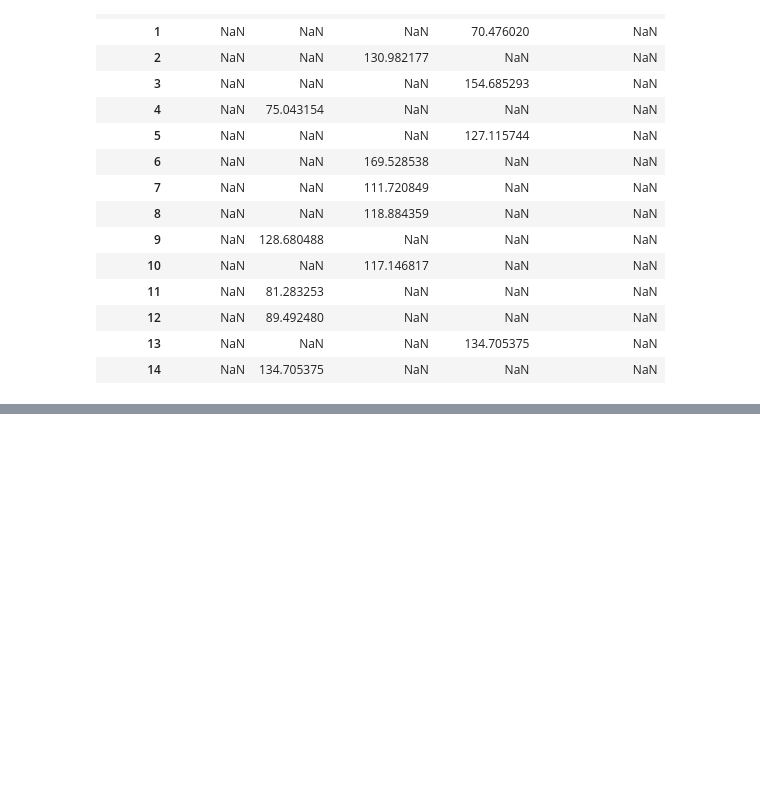
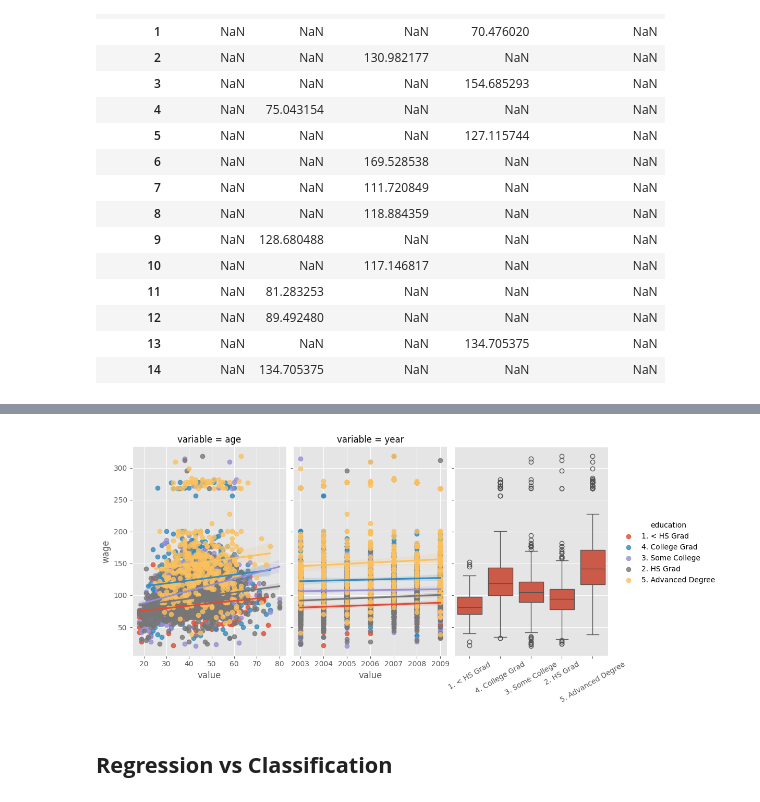
Before and after one commit to AzlinRusnan/Machine-Learning, a Jupyter notebook: Introduction_to_Machine_Learning.ipynb, the cells around one changed output, grey strips where cells are left out. Cells and saved outputs as stored; diff of their text form; code cells hidden in the pictures; blank space fills up the shorter version.

```diff
--- a/Introduction_to_Machine_Learning.ipynb
+++ b/Introduction_to_Machine_Learning.ipynb
@@ -112,0 +149,3 @@ df_edu.head(15)
+# %%
+df1 = df_wage[['age', 'year', 'education', 'wage']]
+df1.head()
@@ -112,0 +159,3 @@ df_edu.head(15)
+# %%
+df_melt = pd.melt(df1, id_vars=['education', 'wage'])
+df_melt.head()
@@ -112,0 +178,25 @@ df_edu.head(15)
+# %%
+seaborn_grid = sns.lmplot(x='value', y='wage', col='variable', hue='education', data=df_melt, sharex=False)
+seaborn_grid.fig.set_figwidth(8)
+
+#sharex=False: Ensures that the x-axis is not shared across the columns (subplots). This allows each subplot to have its own x-axis range.
+
+left, bottom, width, height = seaborn_grid.fig.axes[0]._position.bounds
+left2, bottom2, width2, height2 = seaborn_grid.fig.axes[1]._position.bounds
+left_diff = left2 - left
+seaborn_grid.fig.add_axes((left2 + left_diff, bottom, width, height))
+
+
+sns.boxplot(x='education', y='wage', data=df_wage, ax = seaborn_grid.fig.axes[2])
+ax2 = seaborn_grid.fig.axes[2]
+ax2.set_yticklabels([])
+ax2.set_xticklabels(ax2.get_xmajorticklabels(), rotation=30)
+ax2.set_ylabel('')
+ax2.set_xlabel('');
+
+leg = seaborn_grid.fig.legends[0]
+leg.set_bbox_to_anchor([0, .1, 1.5,1])
+# %% [output]
+[figure, added]
+# %% [markdown]
+## **Regression vs Classification**
```
Also changed, not shown: parts of 31 cells of this notebook.
